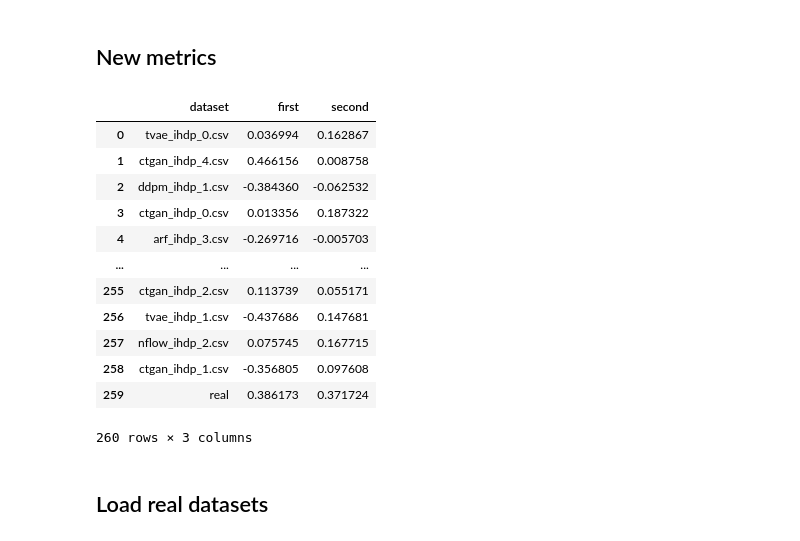
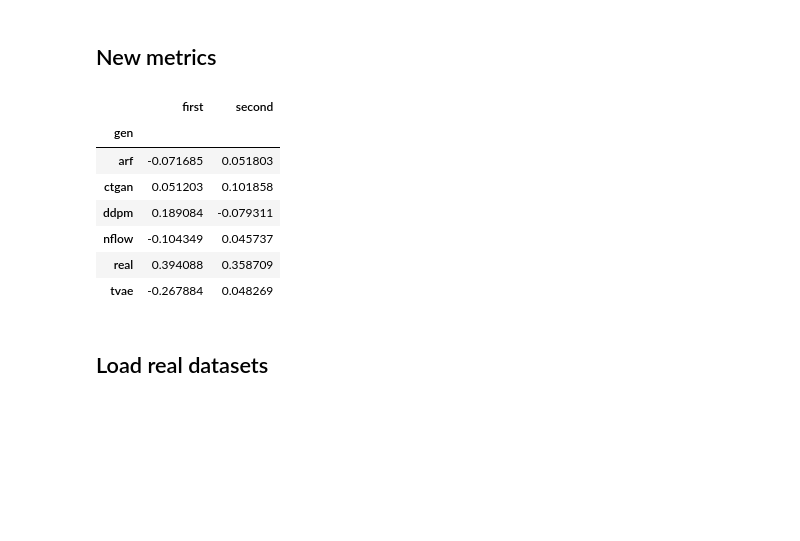
Before and after one commit to harrya32/causal_synthetic_data, a Jupyter notebook: Experiments/Experiments.ipynb, the cells around one changed output. Saved outputs shown, nothing was run; the diff lists cells and outputs as text; code cells hidden in the pictures; blank space fills up the shorter version.

Commit message:
feature imp table

```diff
--- a/Experiments/Experiments.ipynb
+++ b/Experiments/Experiments.ipynb
@@ -214,22 +214,19 @@ syn_data['real'] = train_ihdp
 results = utility(train_ihdp, syn_data, test_ihdp, 'treatment', 'y_factual', 25, 10)
 # %%
 results.to_csv('feature_importance_ihdp.csv', index=False)
+# %%
+results['gen'] = [i.split('_')[0] for i in results['dataset']]
 # %%
-results['gen']
+results.groupby('gen').mean()
 # %% [output]
-|  | dataset | first | second |
-| 0 | tvae_ihdp_0.csv | 0.036994 | 0.162867 |
-| 1 | ctgan_ihdp_4.csv | 0.466156 | 0.008758 |
-| 2 | ddpm_ihdp_1.csv | -0.384360 | -0.062532 |
-| 3 | ctgan_ihdp_0.csv | 0.013356 | 0.187322 |
-| 4 | arf_ihdp_3.csv | -0.269716 | -0.005703 |
-| ... | ... | ... | ... |
-| 255 | ctgan_ihdp_2.csv | 0.113739 | 0.055171 |
-| 256 | tvae_ihdp_1.csv | -0.437686 | 0.147681 |
-| 257 | nflow_ihdp_2.csv | 0.075745 | 0.167715 |
-| 258 | ctgan_ihdp_1.csv | -0.356805 | 0.097608 |
-| 259 | real | 0.386173 | 0.371724 |
+|  | first | second |
+| gen |  |  |
+| arf | -0.071685 | 0.051803 |
+| ctgan | 0.051203 | 0.101858 |
+| ddpm | 0.189084 | -0.079311 |
+| nflow | -0.104349 | 0.045737 |
+| real | 0.394088 | 0.358709 |
+| tvae | -0.267884 | 0.048269 |
-260 rows × 3 columns
 # %% [markdown]
 ## Load real datasets
 # %%
```
